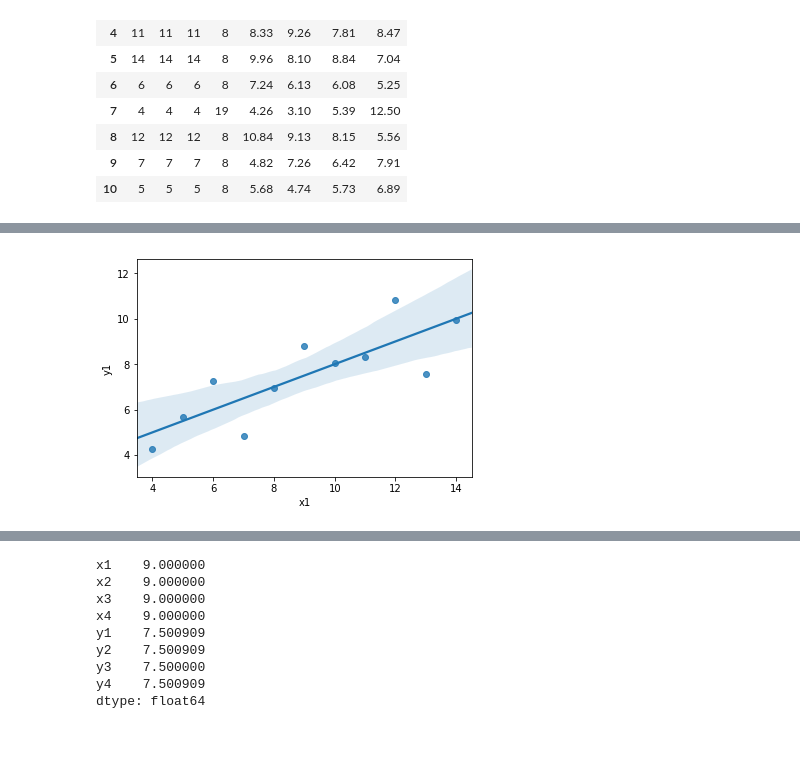
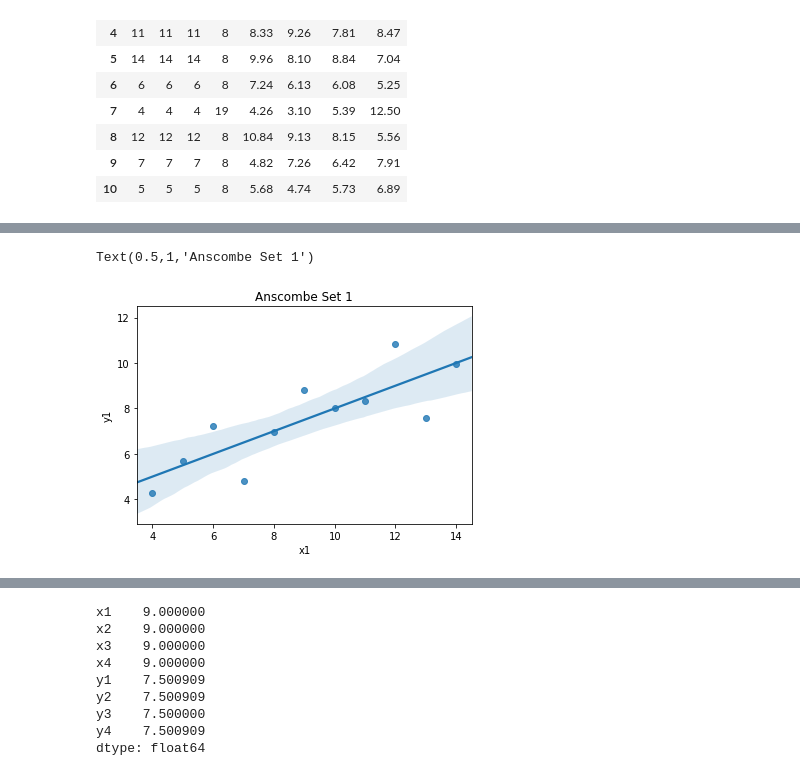
Before and after one commit to eamonnofarrell/AnscombesQuartetDataset, a Jupyter notebook: Assignment2018.ipynb, the cells around one changed output, grey strips where cells are left out. Saved outputs shown, nothing was run; the diff lists cells and outputs as text; code cells hidden in the pictures; blank space fills up the shorter version.

```diff
--- a/Assignment2018.ipynb
+++ b/Assignment2018.ipynb
@@ -49,5 +61,7 @@ df.plot.scatter(x='x1', y='y1'); # fantastic!!!!!!!!!!!!!!!!!!!!!11
 [figure]
 # %%
 sns.regplot(df.x1, df.y1); # great!!!!!!!! mighty!!!!!!!!!!!!!!!!!
+plt.title('Anscombe Set 1')
 # %% [output]
+Text(0.5,1,'Anscombe Set 1')
-[figure, old version]
+[figure, new version]
```
Also changed, not shown: parts of 17 cells of this notebook.
